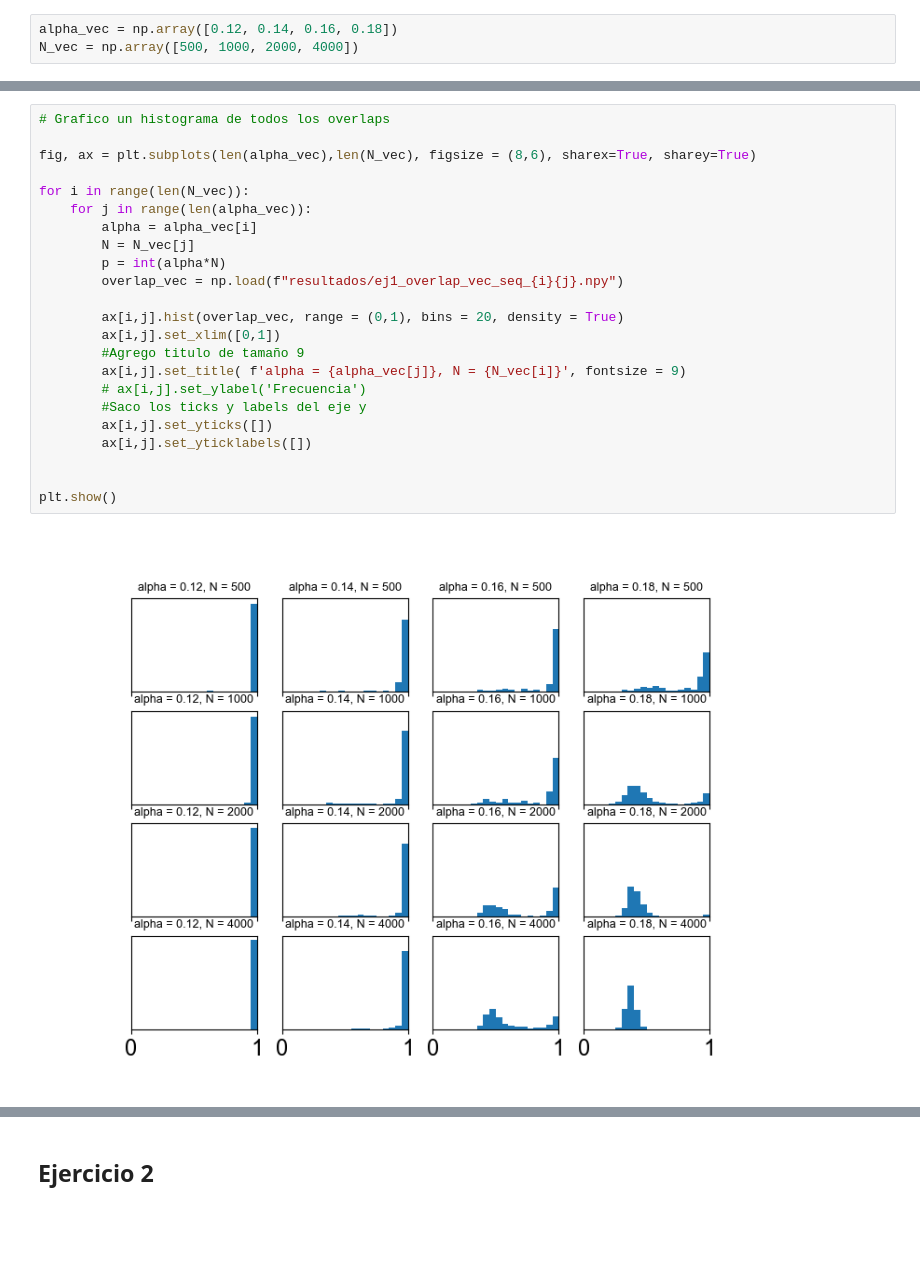
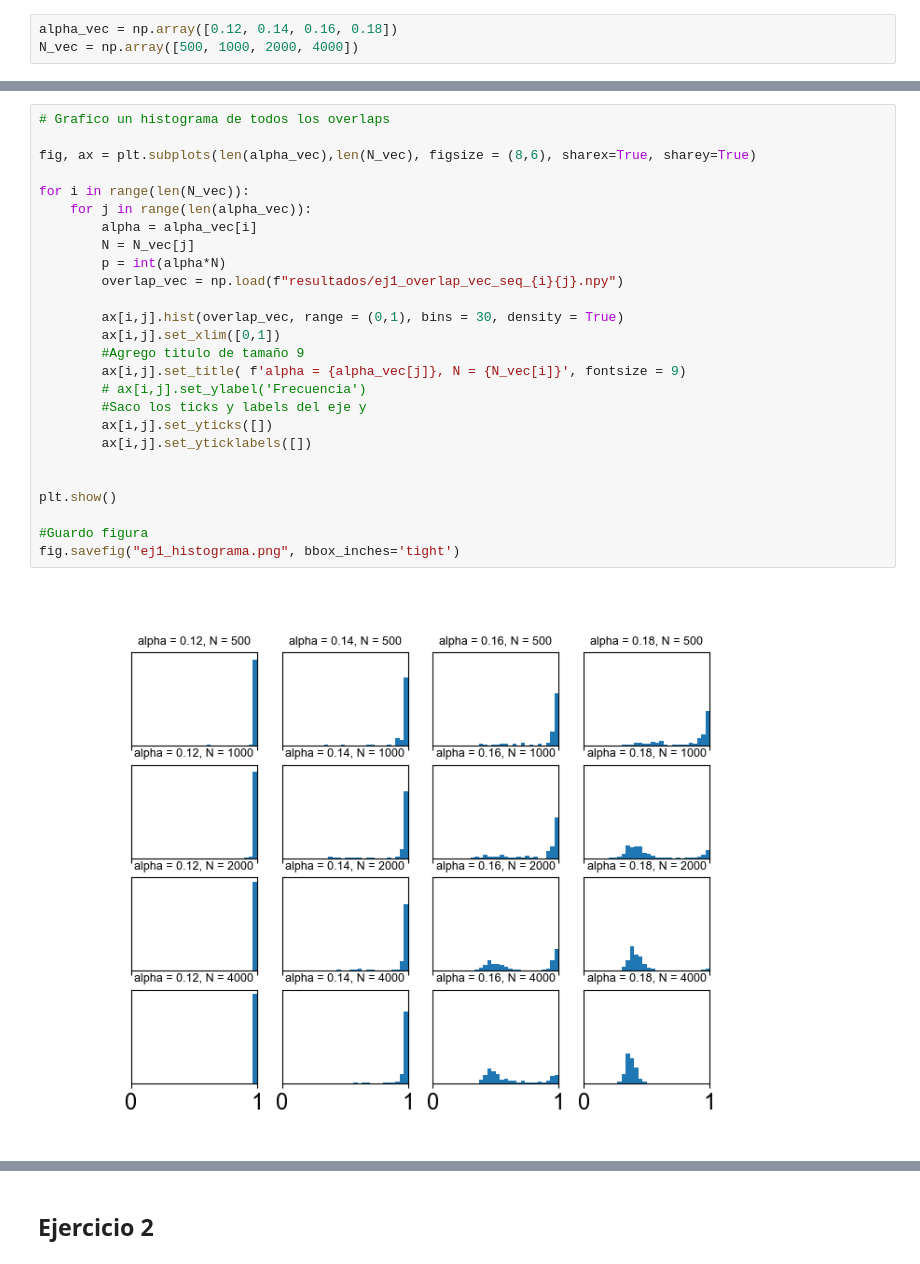
Before and after one commit to Lupama2/RedesNeuronales, a Jupyter notebook: Practicas/practica_6/Chehade_practica6_figures.ipynb, the cells around one changed output, grey strips where cells are left out. Drawn from its saved outputs; the diff is of its cells as text; blank space fills up the shorter version.

```diff
--- a/Practicas/practica_6/Chehade_practica6_figures.ipynb
+++ b/Practicas/practica_6/Chehade_practica6_figures.ipynb
@@ -75,25 +71,28 @@ N\alpha 0.12    0.14    0.16    0.18
 # %%
 # Grafico un histograma de todos los overlaps
 
 fig, ax = plt.subplots(len(alpha_vec),len(N_vec), figsize = (8,6), sharex=True, sharey=True)
 
 for i in range(len(N_vec)):
     for j in range(len(alpha_vec)):
         alpha = alpha_vec[i]
         N = N_vec[j]
         p = int(alpha*N)
         overlap_vec = np.load(f"resultados/ej1_overlap_vec_seq_{i}{j}.npy")
 
-        ax[i,j].hist(overlap_vec, range = (0,1), bins = 20, density = True)
+        ax[i,j].hist(overlap_vec, range = (0,1), bins = 30, density = True)
         ax[i,j].set_xlim([0,1])
         #Agrego titulo de tamaño 9
         ax[i,j].set_title( f'alpha = {alpha_vec[j]}, N = {N_vec[i]}', fontsize = 9)
         # ax[i,j].set_ylabel('Frecuencia')
         #Saco los ticks y labels del eje y
         ax[i,j].set_yticks([])
         ax[i,j].set_yticklabels([])
 
 
 plt.show()
+
+#Guardo figura
+fig.savefig("ej1_histograma.png", bbox_inches='tight')
 # %% [output]
-[figure, old version]
+[figure, new version]
```
Also changed, not shown: parts of 5 cells of this notebook, 4 other files.
